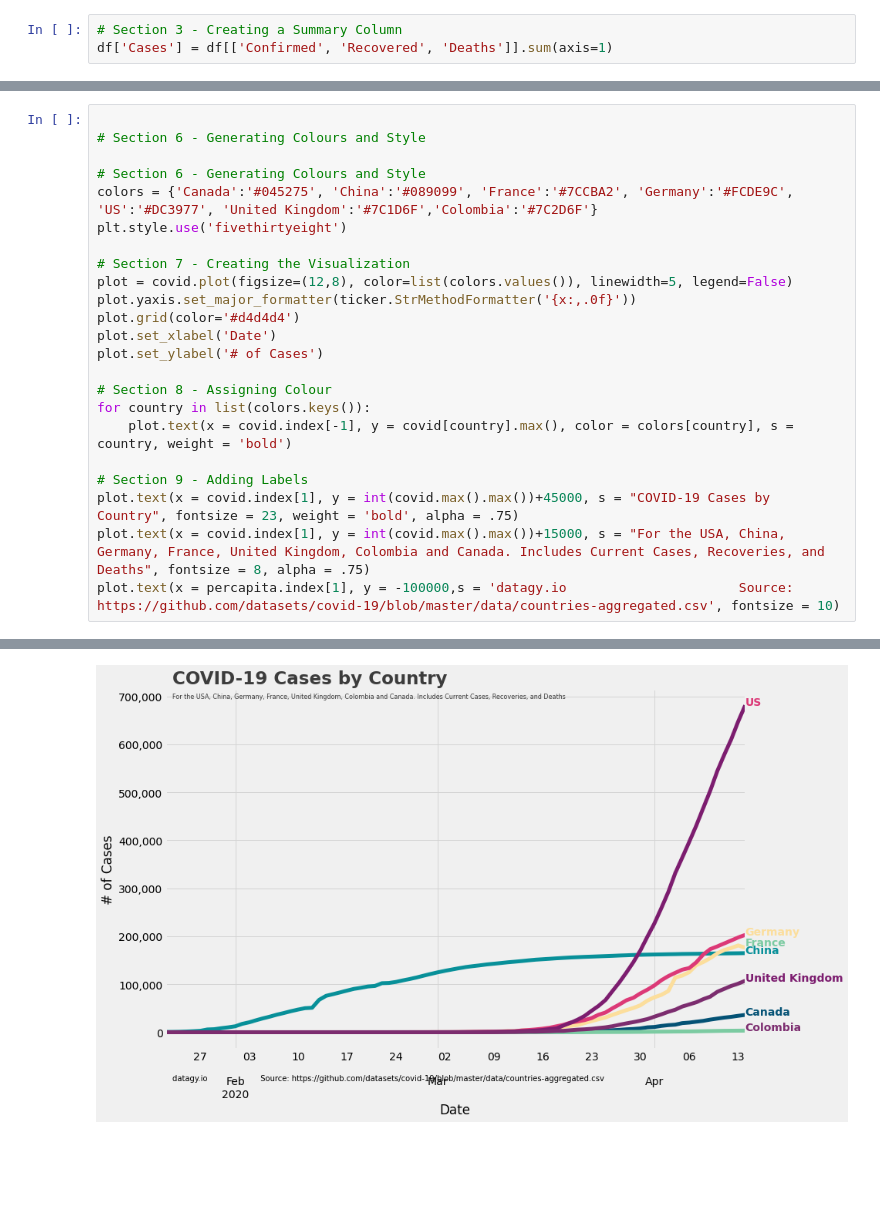
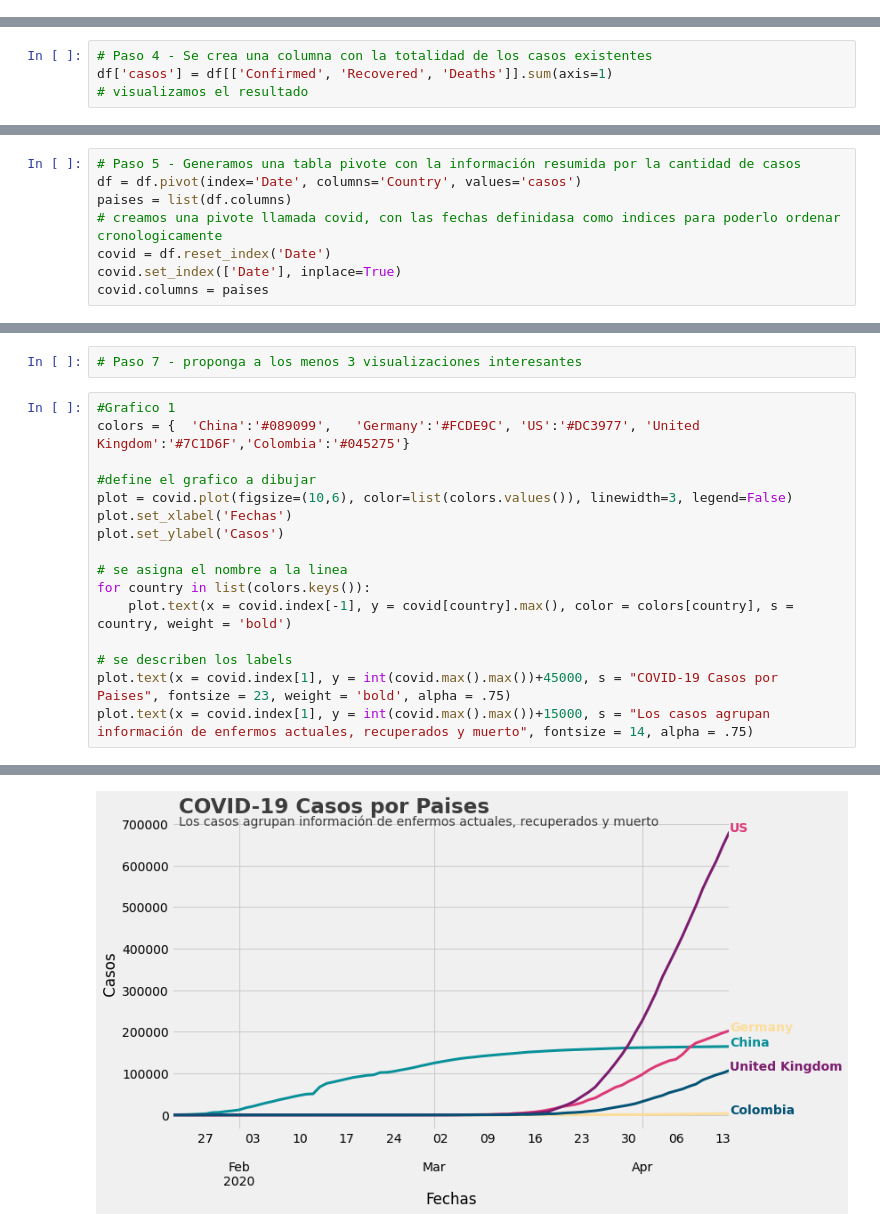
Before and after one commit to julian-masdatascience/ML, a Jupyter notebook: COVID_s_talller.ipynb, the cells around one changed output, grey strips where cells are left out. Saved outputs shown, nothing was run; the diff lists cells and outputs as text; blank space fills up the shorter version.

```diff
--- a/COVID_s_talller.ipynb
+++ b/COVID_s_talller.ipynb
@@ -15,3 +14,0 @@ df = df[df['Country'].isin(countries)]
-# %%
-# Section 3 - Creating a Summary Column
-df['Cases'] = df[['Confirmed', 'Recovered', 'Deaths']].sum(axis=1)
@@ -18,3 +40,7 @@ df['Cases'] = df[['Confirmed', 'Recovered', 'Deaths']].sum(axis=1)
+# %%
+# Paso 4 - Se crea una columna con la totalidad de los casos existentes
+df['casos'] = df[['Confirmed', 'Recovered', 'Deaths']].sum(axis=1)
+# visualizamos el resultado
 # %%
 df.sample(5)
 # %% [output]
@@ -70,0 +53,8 @@ covid.head()
+# %%
+# Paso 5 - Generamos una tabla pivote con la información resumida por la cantidad de casos
+df = df.pivot(index='Date', columns='Country', values='casos')
+paises = list(df.columns)
+# creamos una pivote llamada covid, con las fechas definidasa como indices para poderlo ordenar cronologicamente
+covid = df.reset_index('Date')
+covid.set_index(['Date'], inplace=True)
+covid.columns = paises
@@ -71,24 +117,19 @@ covid.head()
+# %%
+# Paso 7 - proponga a los menos 3 visualizaciones interesantes
 # %%
+#Grafico 1
+colors = {  'China':'#089099',   'Germany':'#FCDE9C', 'US':'#DC3977', 'United Kingdom':'#7C1D6F','Colombia':'#045275'}
 
-# Section 6 - Generating Colours and Style
+#define el grafico a dibujar
+plot = covid.plot(figsize=(10,6), color=list(colors.values()), linewidth=3, legend=False)
+plot.set_xlabel('Fechas')
+plot.set_ylabel('Casos')
 
-# Section 6 - Generating Colours and Style
-colors = {'Canada':'#045275', 'China':'#089099', 'France':'#7CCBA2', 'Germany':'#FCDE9C', 'US':'#DC3977', 'United Kingdom':'#7C1D6F','Colombia':'#7C2D6F'}
-plt.style.use('fivethirtyeight')
-
-# Section 7 - Creating the Visualization
-plot = covid.plot(figsize=(12,8), color=list(colors.values()), linewidth=5, legend=False)
-plot.yaxis.set_major_formatter(ticker.StrMethodFormatter('{x:,.0f}'))
-plot.grid(color='#d4d4d4')
-plot.set_xlabel('Date')
-plot.set_ylabel('# of Cases')
-
-# Section 8 - Assigning Colour
+# se asigna el nombre a la linea
 for country in list(colors.keys()):
     plot.text(x = covid.index[-1], y = covid[country].max(), color = colors[country], s = country, weight = 'bold')
 
-# Section 9 - Adding Labels
-plot.text(x = covid.index[1], y = int(covid.max().max())+45000, s = "COVID-19 Cases by Country", fontsize = 23, weight = 'bold', alpha = .75)
-plot.text(x = covid.index[1], y = int(covid.max().max())+15000, s = "For the USA, China, Germany, France, United Kingdom, Colombia and Canada. Includes Current Cases, Recoveries, and Deaths", fontsize = 8, alpha = .75)
-plot.text(x = percapita.index[1], y = -100000,s = 'datagy.io                      Source: https://github.com/datasets/covid-19/blob/master/data/countries-aggregated.csv', fontsize = 10)
+# se describen los labels
+plot.text(x = covid.index[1], y = int(covid.max().max())+45000, s = "COVID-19 Casos por Paises", fontsize = 23, weight = 'bold', alpha = .75)
+plot.text(x = covid.index[1], y = int(covid.max().max())+15000, s = "Los casos agrupan información de enfermos actuales, recuperados y muerto", fontsize = 14, alpha = .75)
 # %% [output]
@@ -96 +137 @@ Text(2020-01-23 00:00:00, -100000, 'datagy.io                      Source: https
-[figure, old version]
+[figure, new version]
```
Also changed, not shown: parts of 24 cells of this notebook.
